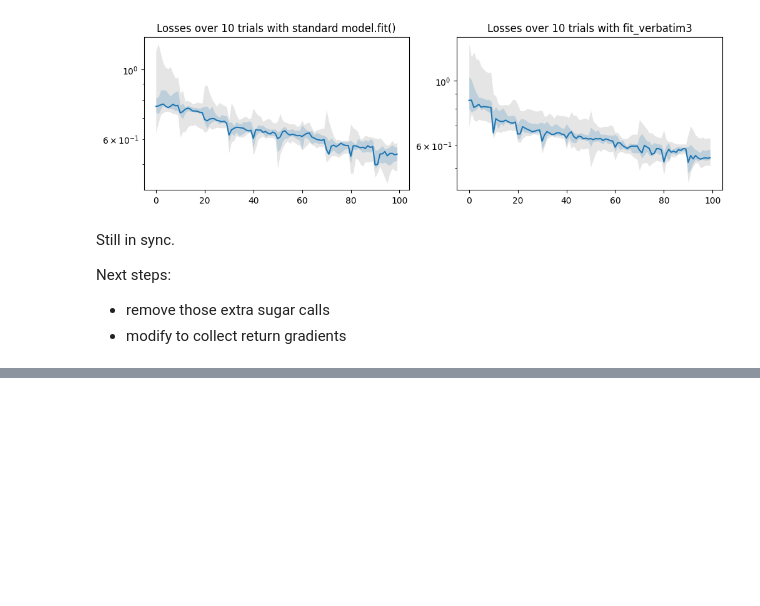
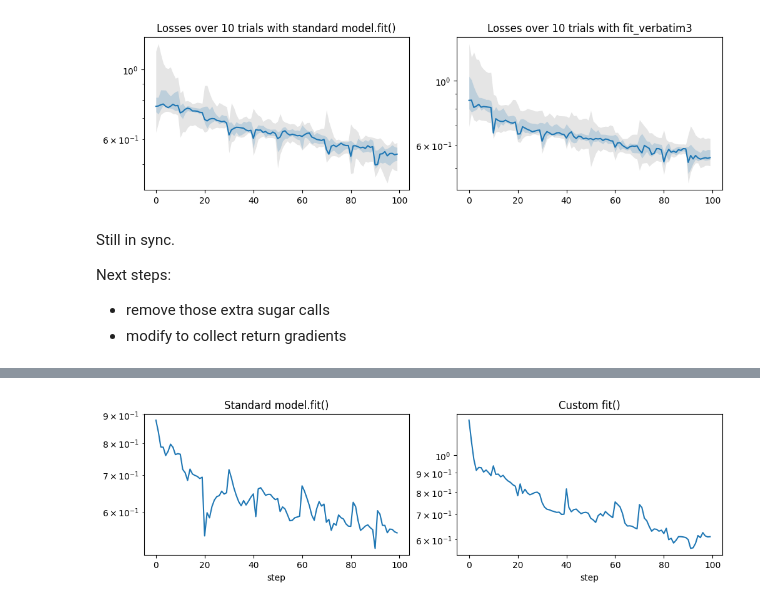
Before and after one commit to malcolmlett/training-instrumentation-toolkit, a Jupyter notebook: Learning_visualisations_v13_customFit.ipynb, the cells around one changed output, grey strips where cells are left out. Cells and saved outputs as stored; diff of their text form; code cells hidden in the pictures; blank space fills up the shorter version.

Commit message:
Have found cause of problems and next steps

```diff
--- a/Learning_visualisations_v13_customFit.ipynb
+++ b/Learning_visualisations_v13_customFit.ipynb
@@ -999,0 +1368,97 @@ Next steps:
+# %%
+# partially simplified version of custom fit() from above, but with fixes:
+# - passes training=True
+# - uses model._loss_tracker
+def fit(model, dataset, epochs=1, verbose=1, callbacks=None, initial_epoch=0):
+    # prepare epochs
+    num_batches = len(dataset)
+
+    # prepare callbacks tracking
+    if not isinstance(callbacks, tf.keras.callbacks.CallbackList):
+      callbacks = tf.keras.callbacks.CallbackList(callbacks, add_history=True, add_progbar=verbose != 0,
+                                                  verbose=verbose, epochs=epochs, steps=num_batches, model=model)
+
+    monitoring_model = tf.keras.Model(
+        inputs=model.inputs,
+        outputs=[model.outputs] + [layer.output for layer in model.layers])
+
+    # prepare train function
+    if tf.config.functions_run_eagerly():
+        train_step_fn = _gradient_returning_train_step
+    else:
+        train_step_fn = tf.function(_gradient_returning_train_step)
+
+    # latest values
+    # - these are computed at each step, but we need to provide values at the end of each epoch,
+    #   so we'll just hold onto the last value computed at each step
+    logs = {}
+    loss = None
+    trainable_gradients = None
+    output_gradients = None
+    activations = None
+
+    # train
+    print(f"Temporary custom fit() function")
+    callbacks.on_train_begin()
+    for epoch in range(initial_epoch, epochs):
+        model.reset_metrics()
+        callbacks.on_epoch_begin(epoch)
+
+        for step, data in enumerate(dataset):
+            x, y, sample_weight = keras.utils.unpack_x_y_sample_weight(data)
+            callbacks.on_train_batch_begin(step)
+            metrics, trainable_gradients, output_gradients, activations = train_step_fn(
+                model, monitoring_model, x, y, sample_weight, compute_output_gradients=False)
+
+            logs = metrics     # <---- CHANGE
+            callbacks.on_train_batch_end(step, logs)
+
+        # end of epoch
+        callbacks.on_epoch_end(epoch, logs)  # should be passing loss and mse
+    callbacks.on_train_end(logs)
+    return model.history
+
+def _gradient_returning_train_step(model, monitoring_model, x, y, sample_weight, compute_output_gradients):
+    # Forward pass
+    with tf.GradientTape() as tape:
+        monitoring_outputs = monitoring_model(x, training=True)  # <------ CHANGE
+        y_pred = monitoring_outputs[0]
+        layer_outputs = monitoring_outputs[1:]
+
+        loss = model.compute_loss(x=x, y=y, y_pred=y_pred, sample_weight=sample_weight, training=True)
+        reported_loss = loss  # tracking before scaling
+        model._loss_tracker.update_state(loss, sample_weight=tf.shape(tree.flatten(x)[0])[0])
+        loss = model.optimizer.scale_loss(loss)
+
+
+    # Backward pass
+    if compute_output_gradients:
+        gradients = tape.gradient(loss, model.trainable_weights + layer_outputs)
+        trainable_grads = gradients[:len(model.trainable_variables)]
+        output_grads = gradients[len(model.trainable_variables):]
+    else:
+        trainable_grads = tape.gradient(loss, model.trainable_variables)
+        output_grads = None
+    model.optimizer.apply_gradients(zip(trainable_grads, model.trainable_variables))
+
+    # Metrics
+    metrics = model.compute_metrics(x=x, y=y, y_pred=y_pred, sample_weight=sample_weight)
+
+    return metrics, trainable_grads, output_grads, layer_outputs
+
+# standard model.fit()
+model_std = binary_classification_model('he_normal')
+model_std.compile(optimizer='adam', loss='binary_crossentropy')
+train_X, train_Y, _, _ = binary_classification_dataset()
+dataset = tf.data.Dataset.from_tensor_slices((train_X, train_Y))
+history_std = model_std.fit(dataset.batch(32), epochs=10, verbose=0, callbacks=[tot.LessVerboseProgressLogger(), tot.HistoryStats(per_step=True)])
+
+# custom fit()
+model_cust = binary_classification_model('he_normal')
+model_cust.compile(optimizer='adam', loss='binary_crossentropy')
+train_X, train_Y, _, _ = binary_classification_dataset()
+dataset = tf.data.Dataset.from_tensor_slices((train_X, train_Y))
+history_cust = fit(model_cust, dataset.batch(32), epochs=10, verbose=0, callbacks=[tot.LessVerboseProgressLogger(), tot.HistoryStats(per_step=True)])
+
+plot_fits(history_std, history_cust)
+# %% [output]
@@ -999,0 +1492 @@ Next steps:
+[figure, added]
```
Also changed, not shown: parts of 14 cells of this notebook.
